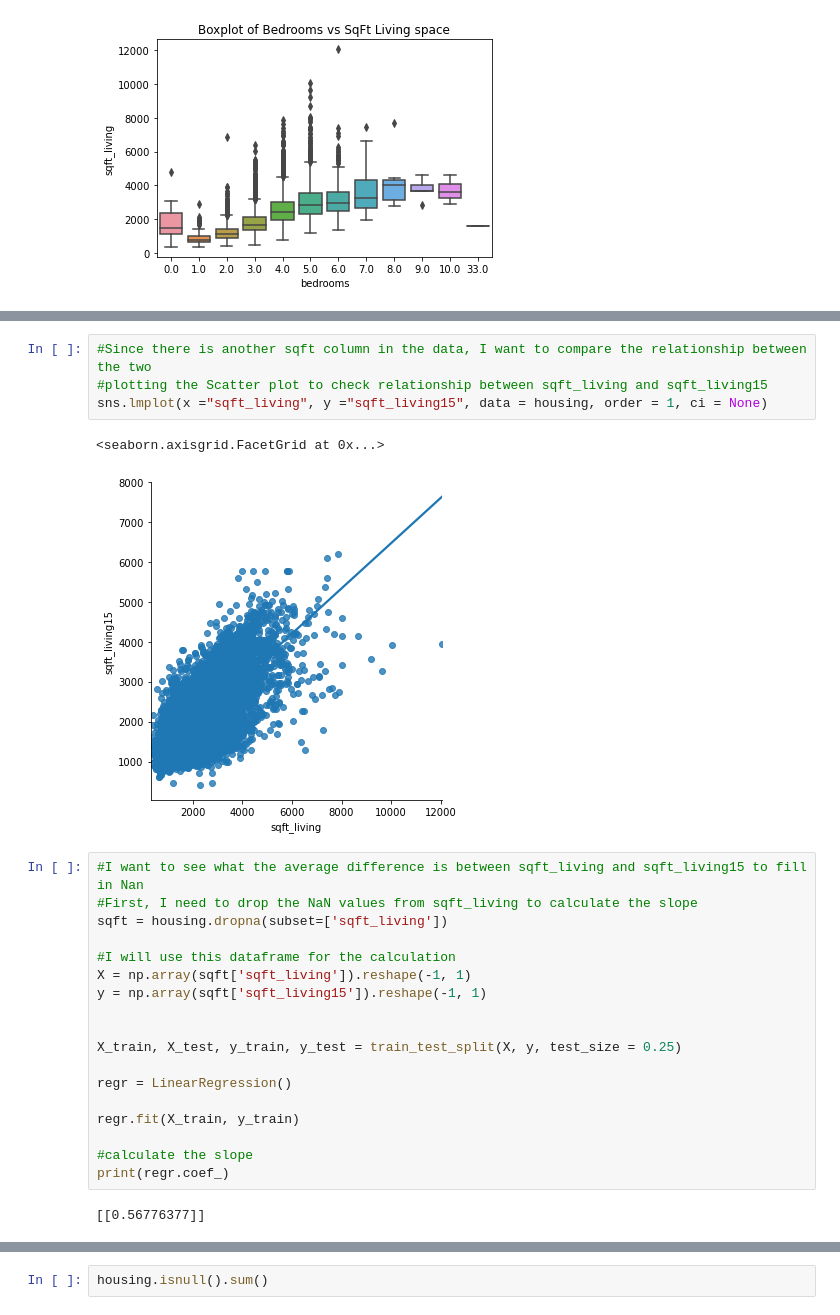
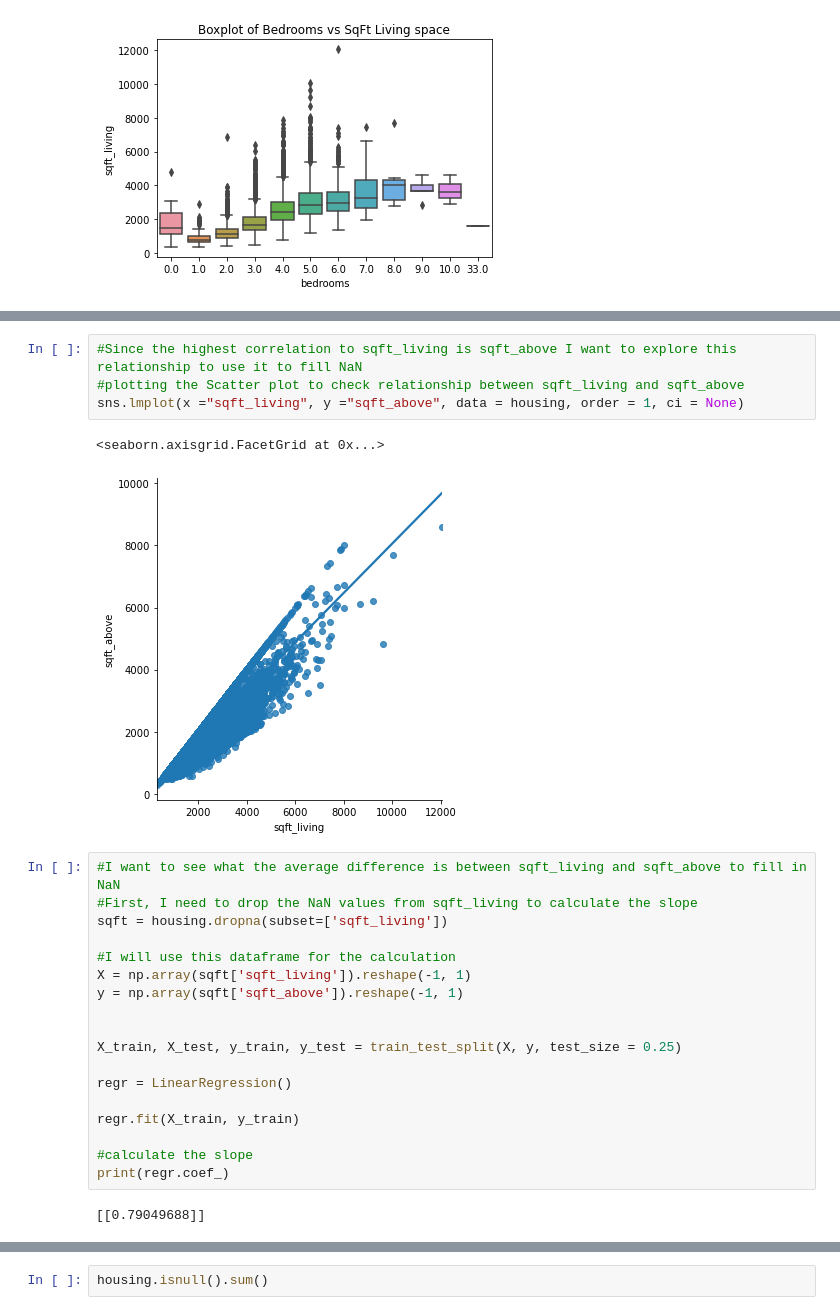
Before and after one commit to bpeterson25/ADS500B, a Jupyter notebook: Housing.ipynb, the cells around one changed output, grey strips where cells are left out. Saved outputs shown, nothing was run; the diff lists cells and outputs as text.

```diff
--- a/Housing.ipynb
+++ b/Housing.ipynb
@@ -117,18 +139,18 @@ Text(0.5, 1.0, 'Boxplot of Bedrooms vs SqFt Living space')
 # %%
-#Since there is another sqft column in the data, I want to compare the relationship between the two
-#plotting the Scatter plot to check relationship between sqft_living and sqft_living15
-sns.lmplot(x ="sqft_living", y ="sqft_living15", data = housing, order = 1, ci = None)
+#Since the highest correlation to sqft_living is sqft_above I want to explore this relationship to use it to fill NaN
+#plotting the Scatter plot to check relationship between sqft_living and sqft_above
+sns.lmplot(x ="sqft_living", y ="sqft_above", data = housing, order = 1, ci = None)
 # %% [output]
 <seaborn.axisgrid.FacetGrid at 0x...>
-[figure, old version]
+[figure, new version]
 # %%
-#I want to see what the average difference is between sqft_living and sqft_living15 to fill in Nan
+#I want to see what the average difference is between sqft_living and sqft_above to fill in NaN
 #First, I need to drop the NaN values from sqft_living to calculate the slope
 sqft = housing.dropna(subset=['sqft_living'])
 
 #I will use this dataframe for the calculation
 X = np.array(sqft['sqft_living']).reshape(-1, 1)
-y = np.array(sqft['sqft_living15']).reshape(-1, 1)
+y = np.array(sqft['sqft_above']).reshape(-1, 1)
 
 
 X_train, X_test, y_train, y_test = train_test_split(X, y, test_size = 0.25)
@@ -140,5 +162,5 @@ regr.fit(X_train, y_train)
 #calculate the slope
 print(regr.coef_)
 # %% [output]
-[[0.56776377]]
+[[0.79049688]]
 # %%
```
Also changed, not shown: parts of 39 cells of this notebook.
